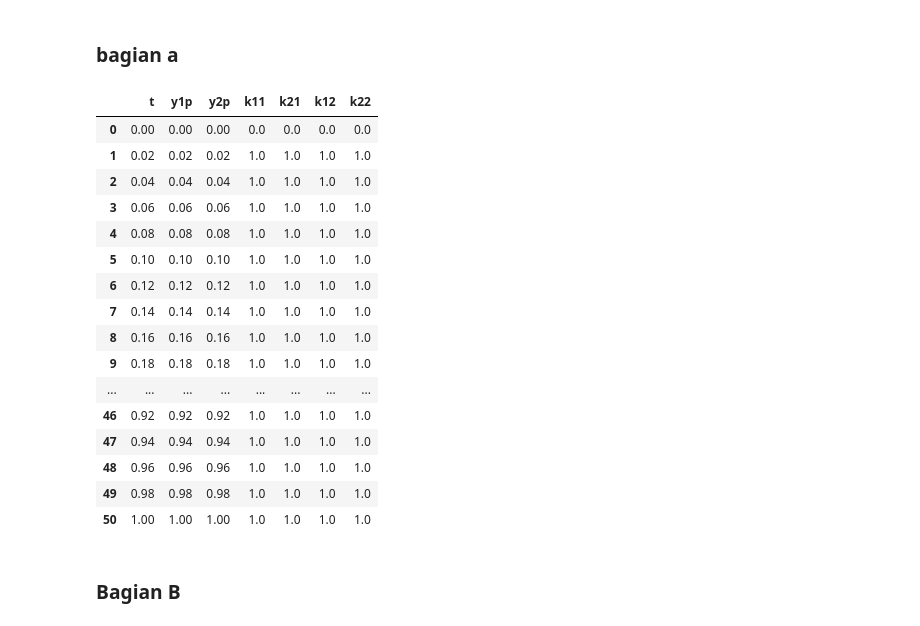
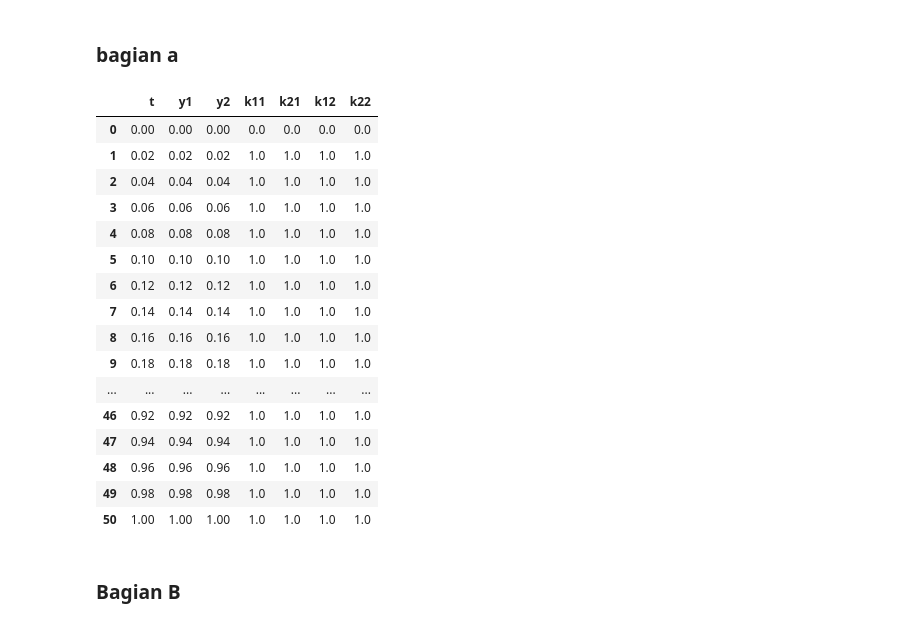
Before and after one commit to RendiZein/Metode-Rekayasa-Komputasi, a Jupyter notebook: RK_Method.ipynb, the cells around one changed output. Cells and saved outputs as stored; diff of their text form; code cells hidden in the pictures.

```diff
--- a/RK_Method.ipynb
+++ b/RK_Method.ipynb
@@ -338,36 +341,36 @@ Waktu yang diperlukan untuk menjalankan program adalah 0:00:00.001921
 # %%
 start_time = time.monotonic()
 f1=lambda t, y1,y2 : 1-y1+y2
 f2=lambda t, y1, y2 : 1+y1-y2
 t_0=0
 t_end=1
 dt=0.02
 H = int((t_end-t_0)/dt)
 t=np.linspace(t_0, t_end, H+1)
 y1 = np.zeros(len(t))
 y2 = np.zeros(len(t))
 k11 = np.zeros(len(t))
 k21 = np.zeros(len(t))
 k12 = np.zeros(len(t))
 k22 = np.zeros(len(t))
 k11
 k11[0]=k21[0]=k12[0]=k22[0]=y1[0]=y2[0]= 0
 for j in range(len(t)-1):
     #calculate y_pred
     k11[j+1]=f1(t[j],y1[j], y2[j])#calculate k11
     k21[j+1]=f2(t[j],y1[j], y2[j])#calculate k11
     k12[j+1]=f1(t[j+1], y1[j]+k11[j+1]*dt, y2[j]+k21[j+1]*dt)#calculate k12
     k22[j+1]=f2(t[j+1], y1[j]+k11[j+1]*dt, y2[j]+k21[j+1]*dt)#calculate k22
-    y1p[j+1]=y1p[j]+(k11[j+1]+k12[j+1])*dt/2#calculate y_pred 1
-    y2p[j+1]=y2p[j]+(k21[j+1]+k22[j+1])*dt/2#calculate y_pred 2
+    y1[j+1]=y1[j]+(k11[j+1]+k12[j+1])*dt/2#calculate y_pred 1
+    y2[j+1]=y2[j]+(k21[j+1]+k22[j+1])*dt/2#calculate y_pred 2
 
 end_time = time.monotonic()
 delta_time=timedelta(seconds=end_time - start_time)
-df = pd.DataFrame(list(zip(t, y1p, y2p, k11, k21, k12, k22)),
-                columns =['t','y1p', 'y2p', 'k11','k21','k12', 'k22'])
+df = pd.DataFrame(list(zip(t, y1, y2, k11, k21, k12, k22)),
+                columns =['t','y1', 'y2', 'k11','k21','k12', 'k22'])
 display(df)
 # %% [output]
-|  | t | y1p | y2p | k11 | k21 | k12 | k22 |
+|  | t | y1 | y2 | k11 | k21 | k12 | k22 |
 | 0 | 0.00 | 0.00 | 0.00 | 0.0 | 0.0 | 0.0 | 0.0 |
 | 1 | 0.02 | 0.02 | 0.02 | 1.0 | 1.0 | 1.0 | 1.0 |
 | 2 | 0.04 | 0.04 | 0.04 | 1.0 | 1.0 | 1.0 | 1.0 |
```
Also changed, not shown: parts of 12 cells of this notebook.
